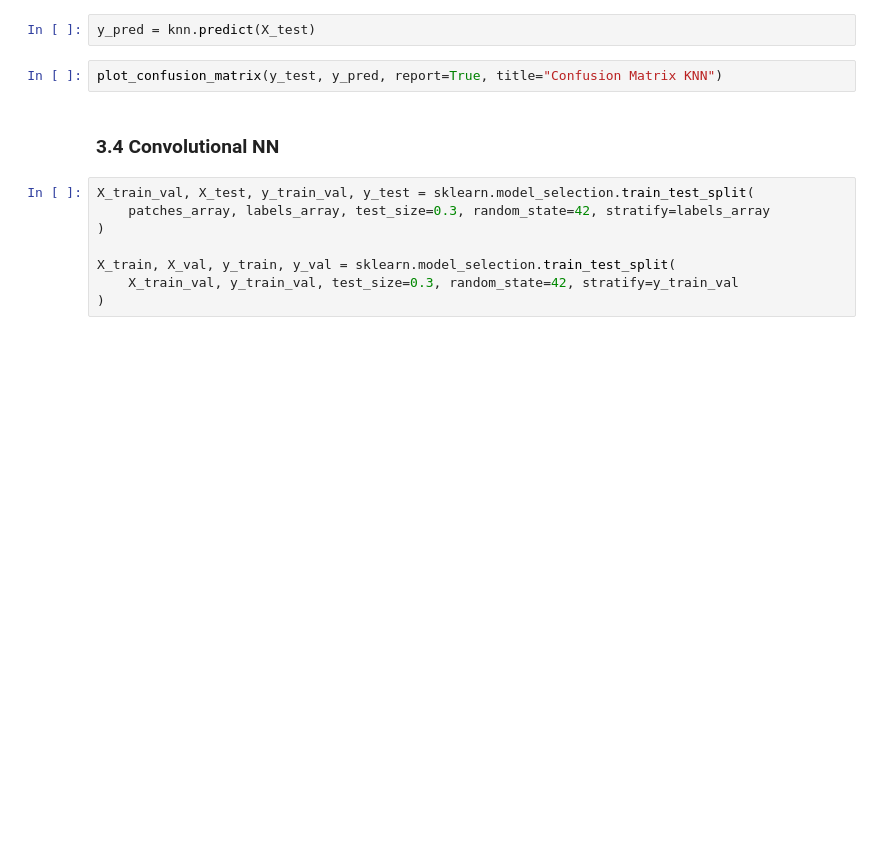
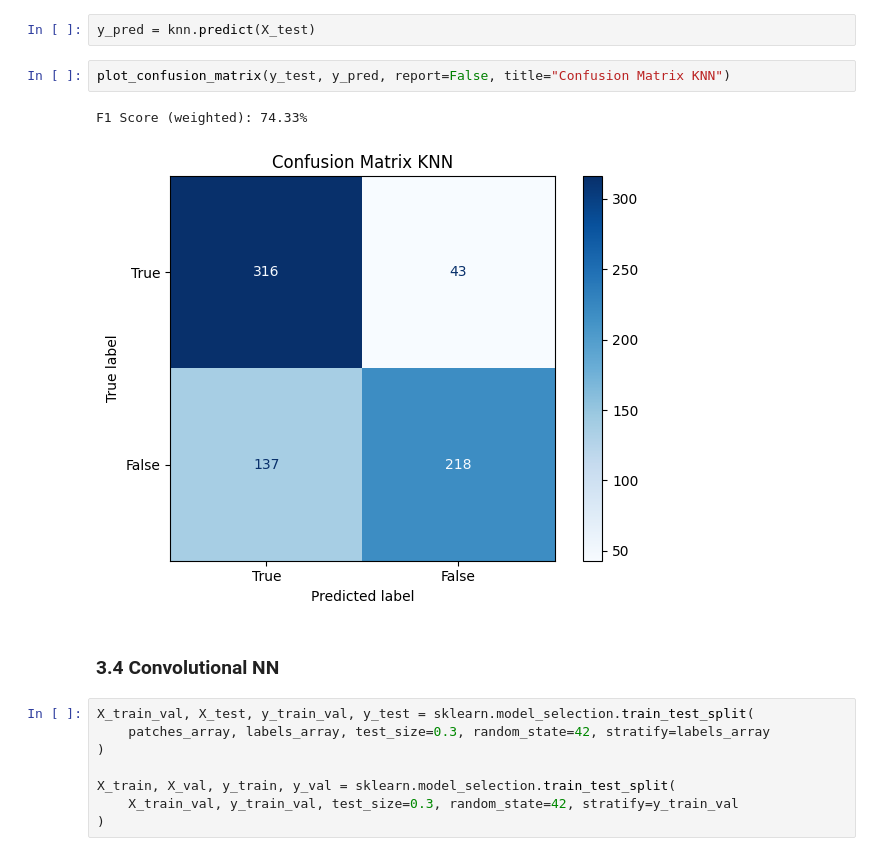
Before and after one commit to AlessandroMecchia/Computer_Vision_Project, a Jupyter notebook: project.ipynb, the cells around one changed output. Saved outputs shown, nothing was run; the diff lists cells and outputs as text; blank space fills up the shorter version.

Commit message:
Added plots

```diff
--- a/project.ipynb
+++ b/project.ipynb
@@ -381,7 +540,10 @@ knn.fit(X_train, y_train)
 # %%
 y_pred = knn.predict(X_test)
 # %%
-plot_confusion_matrix(y_test, y_pred, report=True, title="Confusion Matrix KNN")
+plot_confusion_matrix(y_test, y_pred, report=False, title="Confusion Matrix KNN")
+# %% [output]
+F1 Score (weighted): 74.33%
+[figure, added]
 # %% [markdown]
 ### 3.4 Convolutional NN
 # %%
```
Also changed, not shown: parts of 20 cells of this notebook.
